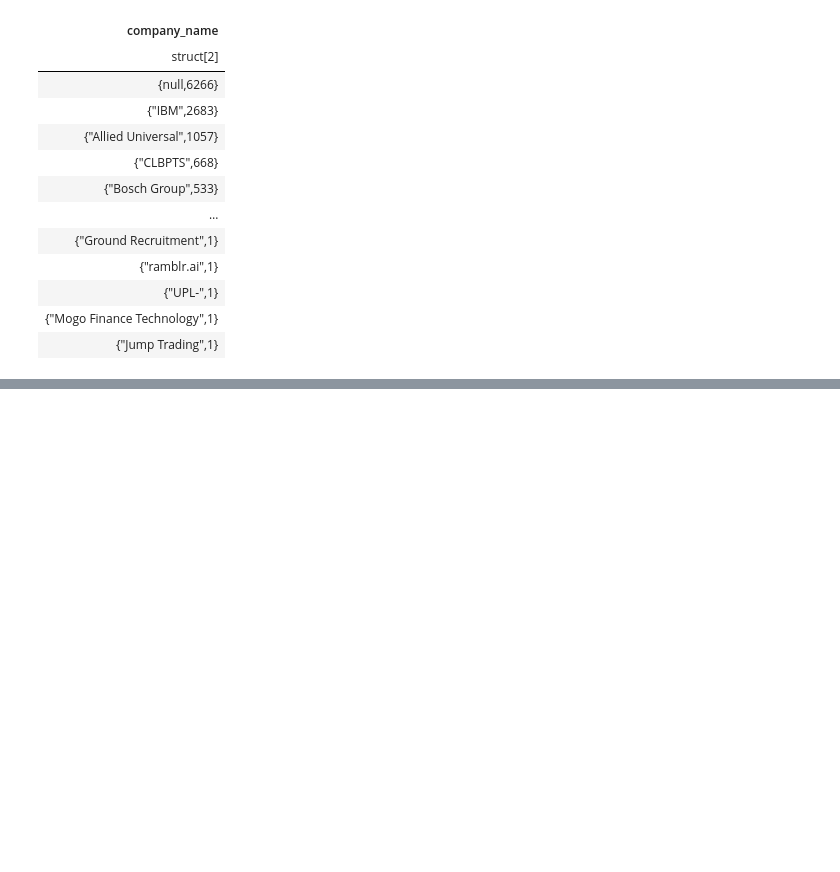
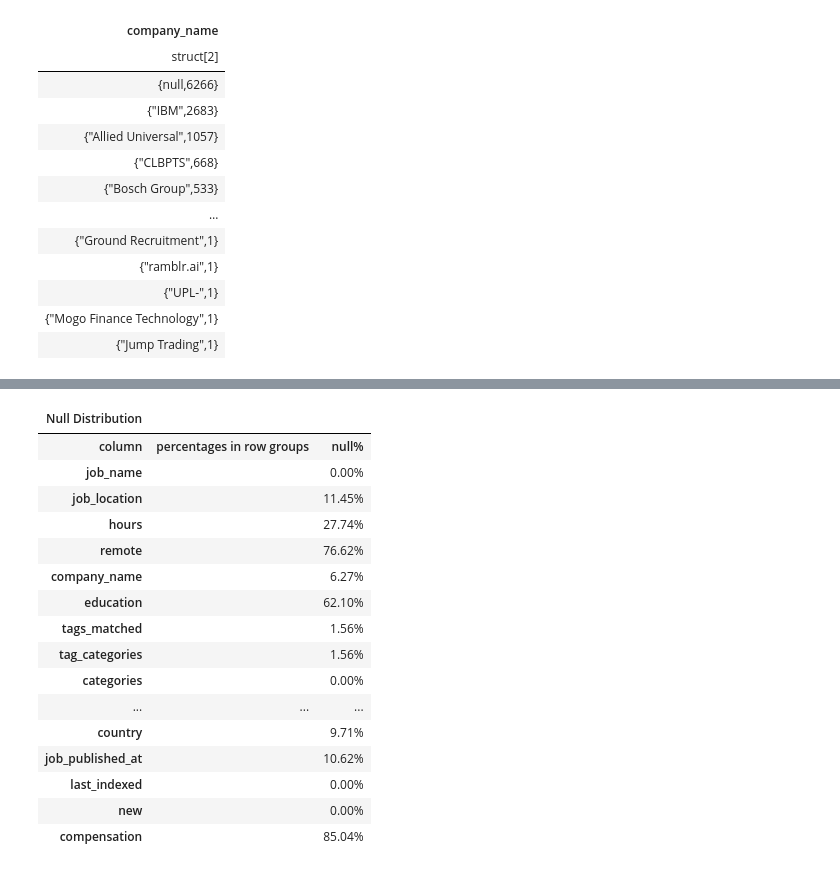
Before and after one commit to anopsy/sourcestack, a Jupyter notebook: data/explore.ipynb, the cells around one changed output, grey strips where cells are left out. Drawn from its saved outputs; the diff is of its cells as text; code cells hidden in the pictures; blank space fills up the shorter version.

Commit message:
plots

```diff
--- a/data/explore.ipynb
+++ b/data/explore.ipynb
@@ -288 +469,23 @@ newss_df.select(pl.col('seniority').value_counts(sort=True)).transpose()
+# %%
+dia = DIA(whole_df)
+# %%
+dia.plot_null_distribution(cs.all())
+# %% [output]
+| Null Distribution |  |  |
+| column | percentages in row groups | null% |
+| job_name |  | 0.00% |
+| job_location |  | 11.45% |
+| hours |  | 27.74% |
+| remote |  | 76.62% |
+| company_name |  | 6.27% |
+| education |  | 62.10% |
+| tags_matched |  | 1.56% |
+| tag_categories |  | 1.56% |
+| categories |  | 0.00% |
+| ... | ... | ... |
+| country |  | 9.71% |
+| job_published_at |  | 10.62% |
+| last_indexed |  | 0.00% |
+| new |  | 0.00% |
+| compensation |  | 85.04% |
 # %%
```
Also changed, not shown: parts of 48 cells of this notebook.
